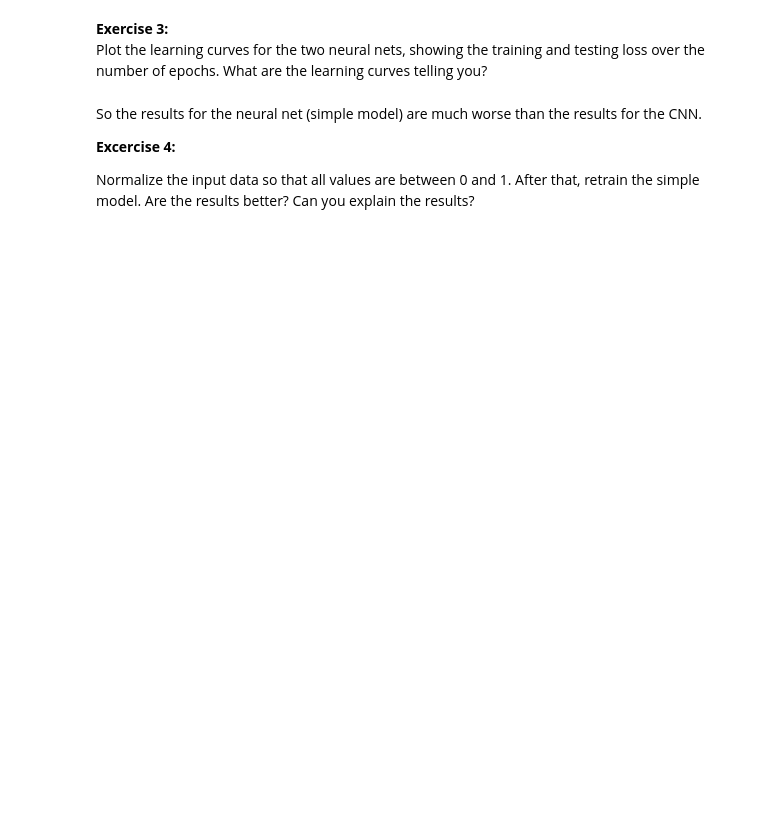
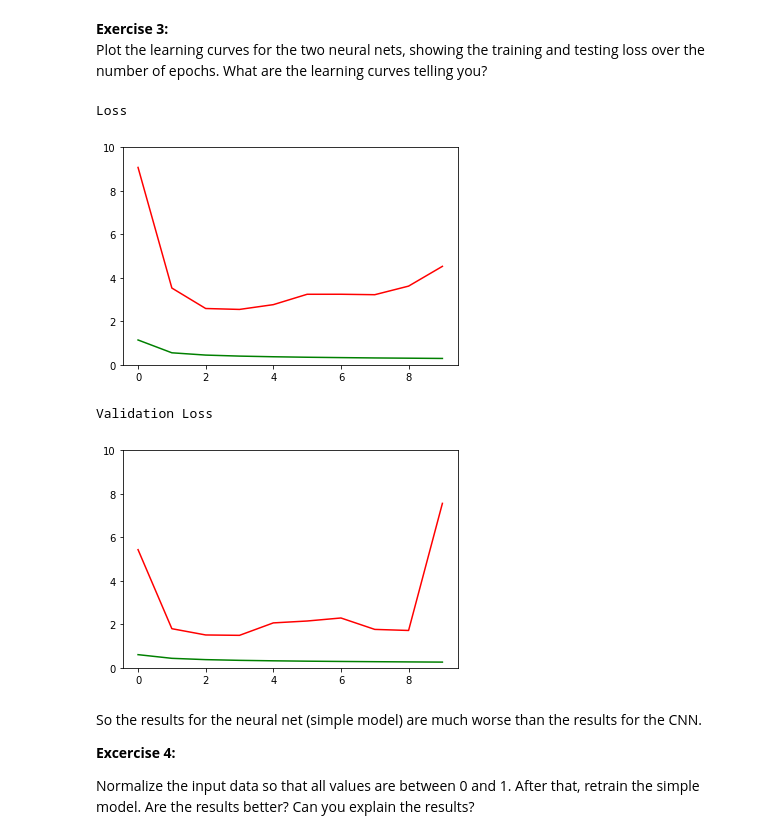
Before and after one commit to WGierke/master_programme, a Jupyter notebook: Intelligent_Data_Analysis_2/Exercise2/NeuralNets_ConvNet.ipynb, the cells around one changed output. Drawn from its saved outputs; the diff is of its cells as text; code cells hidden in the pictures; blank space fills up the shorter version.

```diff
--- a/Intelligent_Data_Analysis_2/Exercise2/NeuralNets_ConvNet.ipynb
+++ b/Intelligent_Data_Analysis_2/Exercise2/NeuralNets_ConvNet.ipynb
@@ -148,3 +216,19 @@ Plot the learning curves for the two neural nets, showing the training and testi
+# %%
+print("Loss")
+plt.plot(learnHistSimple.history['loss'], color='green')
+plt.plot(learnHistCNN.history['loss'], color='red')
+plt.ylim([0, 10])
+plt.show()
+print("Validation Loss")
+plt.plot(learnHistSimple.history['val_loss'], color='green')
+plt.plot(learnHistCNN.history['val_loss'], color='red')
+plt.ylim([0, 10])
+plt.show()
+# %% [output]
+Loss
+[figure, added]
+Validation Loss
+[figure, added]
 # %% [markdown]
 So the results for the neural net (simple model) are much worse than the results for the CNN.
 
```
Also changed, not shown: parts of 18 cells of this notebook, 1 other file.
